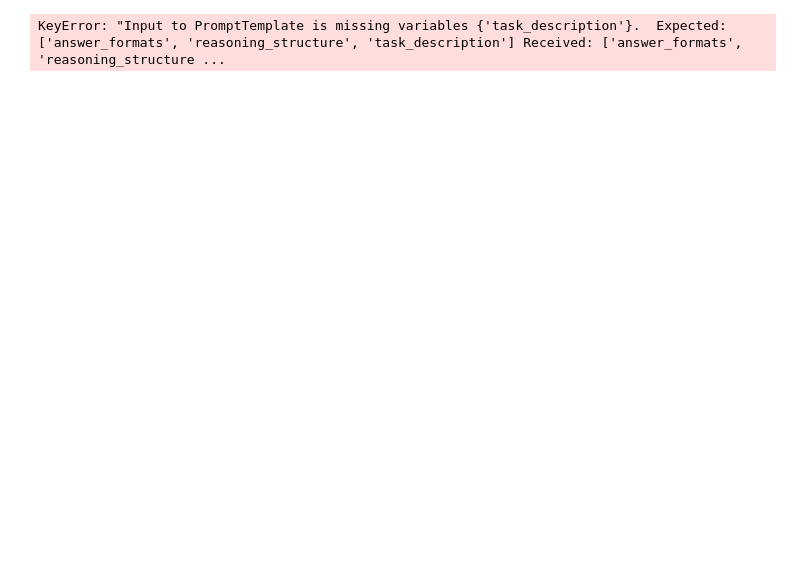
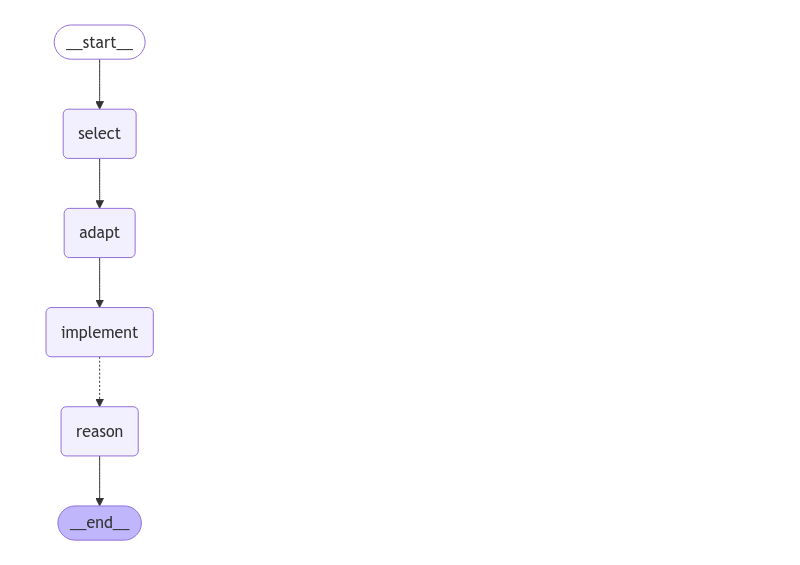
Before and after one commit to sachith-gunasekara/self-discover, a Jupyter notebook: notebooks/research/self_discover.ipynb, the cells around one changed output. Cells and saved outputs as stored; diff of their text form; code cells hidden in the pictures; blank space fills up the shorter version.

Commit message:
Finish implementing Self-Discover and change project structure to match industry standard

```diff
--- a/notebooks/research/self_discover.ipynb
+++ b/notebooks/research/self_discover.ipynb
@@ -3,3 +3,7 @@ from self_discover import self_discover
+# %%
+graph
+# %% [output]
+[figure, added]
 # %%
 import getpass
 import os
@@ -21,6 +33,2 @@ model = ChatMistralAI(
     **model_kwargs
 )
-# %%
-print(self_discover(["Add one and two together and then ultiply them with the year that was started the French Revolution"], model, "Answer fashionalbly"))
-# %% [output]
-KeyError: "Input to PromptTemplate is missing variables {'task_description'}.  Expected: ['answer_formats', 'reasoning_structure', 'task_description'] Received: ['answer_formats', 'reasoning_structure ...
```
Also changed, not shown: parts of 7 cells of this notebook, 10 other files.
